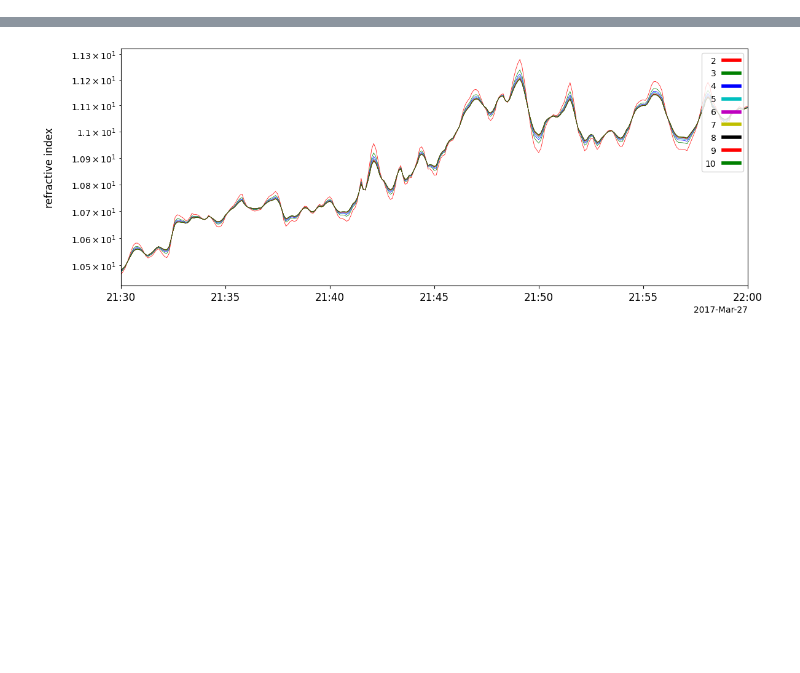
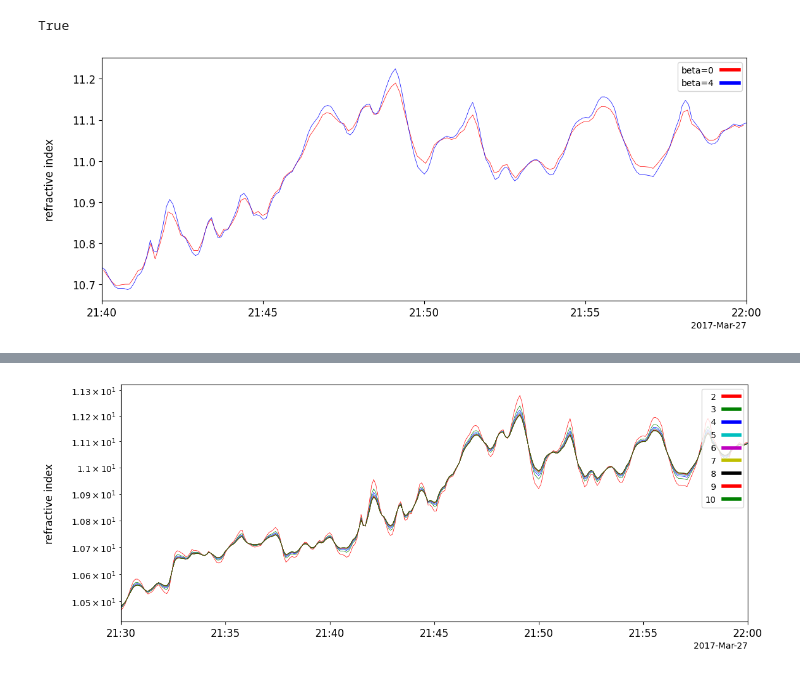
Before and after one commit to JackKTachi/duct_analysis, a Jupyter notebook: basic/density1analysis.ipynb, the cells around one changed output, grey strips where cells are left out. Saved outputs shown, nothing was run; the diff lists cells and outputs as text; code cells hidden in the pictures; blank space fills up the shorter version.

```diff
--- a/basic/density1analysis.ipynb
+++ b/basic/density1analysis.ipynb
@@ -189,0 +255,4 @@ Contact: erg-sc-core at isee.nagoya-u.ac.jp
+# %%
+pytplot.store_data('mu_4', data={'x':pytplot.data_quants['B0']['time'], 'y':mu})
+# %% [output]
+True
@@ -189,0 +268,5 @@ Contact: erg-sc-core at isee.nagoya-u.ac.jp
+# %%
+pytplot.xlim('2017-03-27 21:40:00', '2017-03-27 22:00:00')
+pytplot.tplot(['mu_04'])
+# %% [output]
+[figure, added]
```
Also changed, not shown: parts of 20 cells of this notebook, 1 other file.
